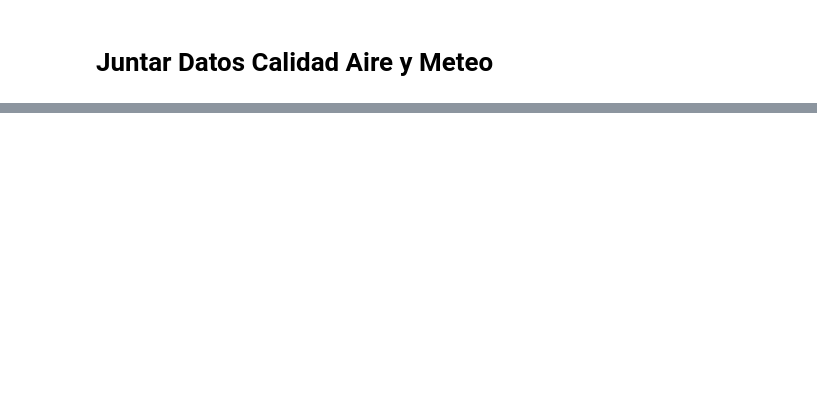
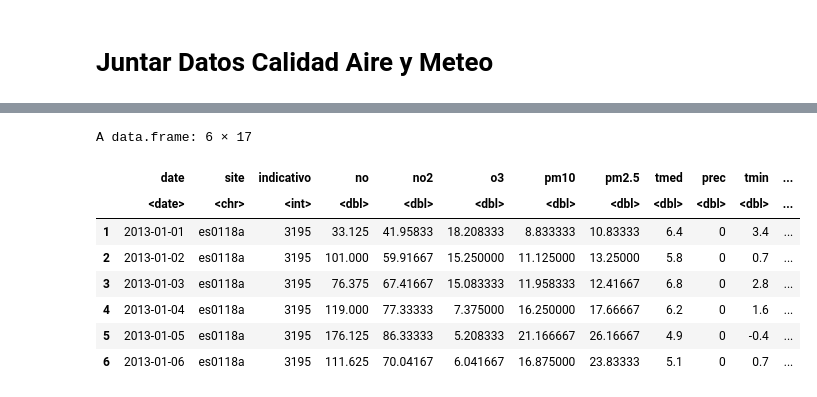
Before and after one commit to Jaimedgp/AirQualityCOVID, a Jupyter notebook: notebooks/Curation/joinData.ipynb, the cells around one changed output, grey strips where cells are left out. Cells and saved outputs as stored; diff of their text form; code cells hidden in the pictures; blank space fills up the shorter version.

```diff
--- a/notebooks/Curation/joinData.ipynb
+++ b/notebooks/Curation/joinData.ipynb
@@ -20,9 +28,10 @@ sites <- read.csv("data/Curation/AEMET/checked_sites_AEMET.csv",
 # %%
-site.lv <- levels(as.factor(sites$siteAQ))[1:2]
+site.lv <- levels(as.factor(sitesAQ$site))[1:3]
 for (st in site.lv) {
-    dataAQ <- read.csv(paste("data/Curation/AirQuality/Values/",
-                             st, ".csv", sep=""), stringsAsFactor=F) %>%
-                    data.as.datetime("date", "ymd_hms")
+    pll <- sitesAQ[sitesAQ$site == st, "Pollutant"]
+    dataAQ <- get.AQdata(st, pll, start_dt=start_dt, end_dt=end_dt,
+                       data.by.file=TRUE, fileName="data/Curation/AirQuality/Values/")
+
     dataAQ <- group.by.date(dataFrame=dataAQ,
                             valueList = list(value=dataAQ$value),
                             byList = list(date=dataAQ$date,
@@ -32,14 +41,27 @@ for (st in site.lv) {
                            ) %>% data.as.datetime("date", "ymd") %>%
                             pivot.long.table(valueCl = "value", variableCl="variable")
 
-
     nameMto <- paste("data/Curation/AEMET/Values/",
-                    sites[sites$siteAQ == st, "indicativo"],
+                    sitesMto[sitesMto$siteAQ == st, "indicativo"],
                     ".csv", sep="")
 
-    if (file.exists(nameMto)) {
-        dataMto <- read.csv(nameMto, stringsAsFactor=F) %>%
-                    data.as.datetime("fecha", "ymd")
-    }
+    dataMto <- read.csv(nameMto, stringsAsFactor=F) %>%
+                data.as.datetime("fecha", "ymd") %>%
+                select("fecha", "indicativo",
+                       "tmed", "prec", "tmin", "tmax", "dir",
+                       "velmedia", "racha", "presMax", "presMin"
+                      )
+
+    data.st <- merge(dataAQ, dataMto,
+                  by.x="date", by.y="fecha",
+                  all.x = T
+                 )
+    data.st <- cbind(data.st[, c("date", "site", "indicativo")],
+                      data.st[, names(data.st)[-which(names(data.st) %in% c("date", "site", "indicativo"))]])
+
+    #write.csv(data.st,
+    #          paste("data/Curation/Values/",
+    #                st, ".csv", sep=""),
+    #          row.names=F)
 
 }
@@ -60,0 +80,12 @@ Warning message:
+# %%
+head(data.st)
+# %% [output]
+A data.frame: 6 × 17
+|  | date | site | indicativo | no | no2 | o3 | pm10 | pm2.5 | tmed | prec | tmin | ... |
+|  | <date> | <chr> | <int> | <dbl> | <dbl> | <dbl> | <dbl> | <dbl> | <dbl> | <dbl> | <dbl> | ... |
+| 1 | 2013-01-01 | es0118a | 3195 | 33.125 | 41.95833 | 18.208333 | 8.833333 | 10.83333 | 6.4 | 0 | 3.4 | ... |
+| 2 | 2013-01-02 | es0118a | 3195 | 101.000 | 59.91667 | 15.250000 | 11.125000 | 13.25000 | 5.8 | 0 | 0.7 | ... |
+| 3 | 2013-01-03 | es0118a | 3195 | 76.375 | 67.41667 | 15.083333 | 11.958333 | 12.41667 | 6.8 | 0 | 2.8 | ... |
+| 4 | 2013-01-04 | es0118a | 3195 | 119.000 | 77.33333 | 7.375000 | 16.250000 | 17.66667 | 6.2 | 0 | 1.6 | ... |
+| 5 | 2013-01-05 | es0118a | 3195 | 176.125 | 86.33333 | 5.208333 | 21.166667 | 26.16667 | 4.9 | 0 | -0.4 | ... |
+| 6 | 2013-01-06 | es0118a | 3195 | 111.625 | 70.04167 | 6.041667 | 16.875000 | 23.83333 | 5.1 | 0 | 0.7 | ... |
```
Also changed, not shown: parts of 8 cells of this notebook.
